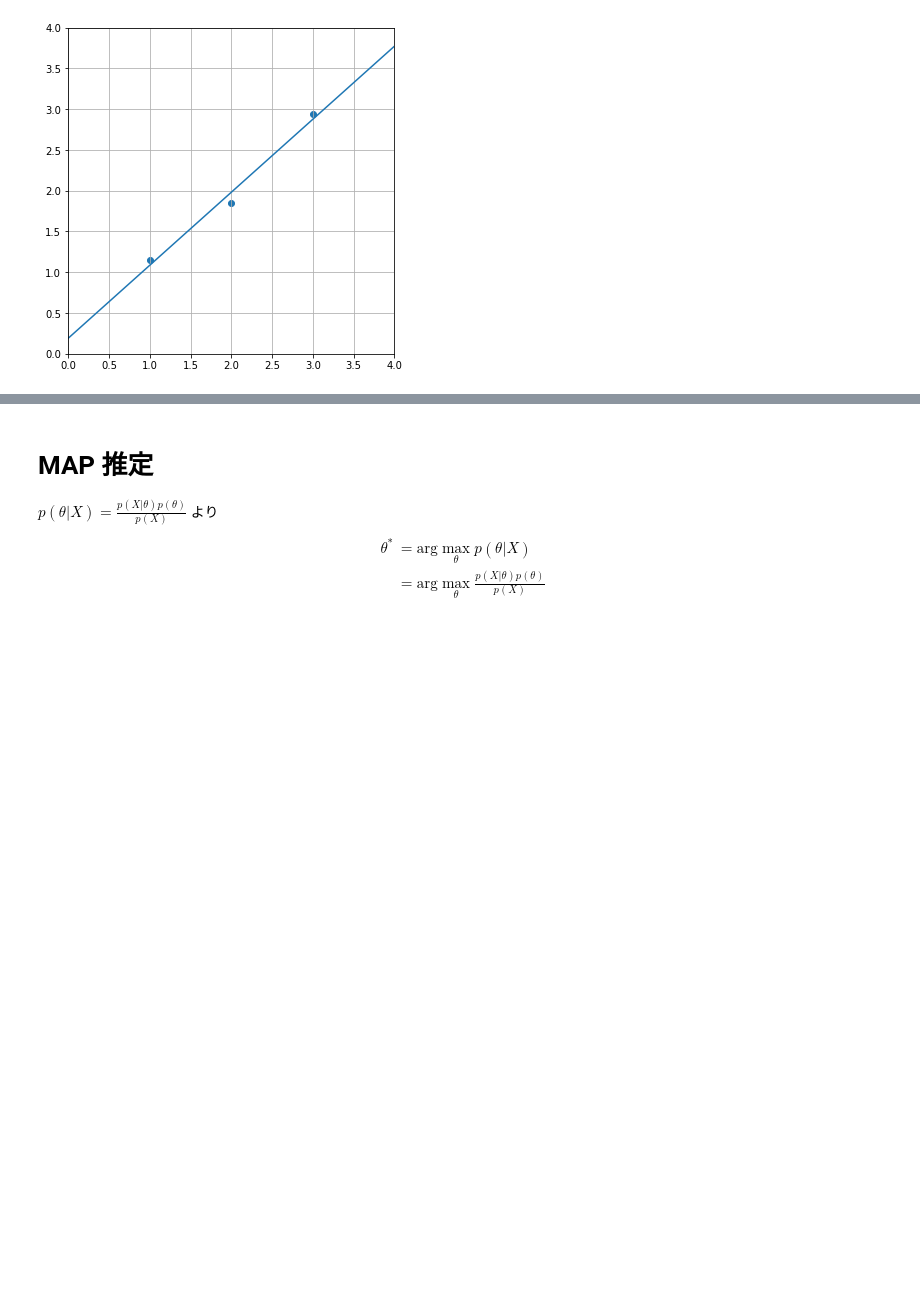
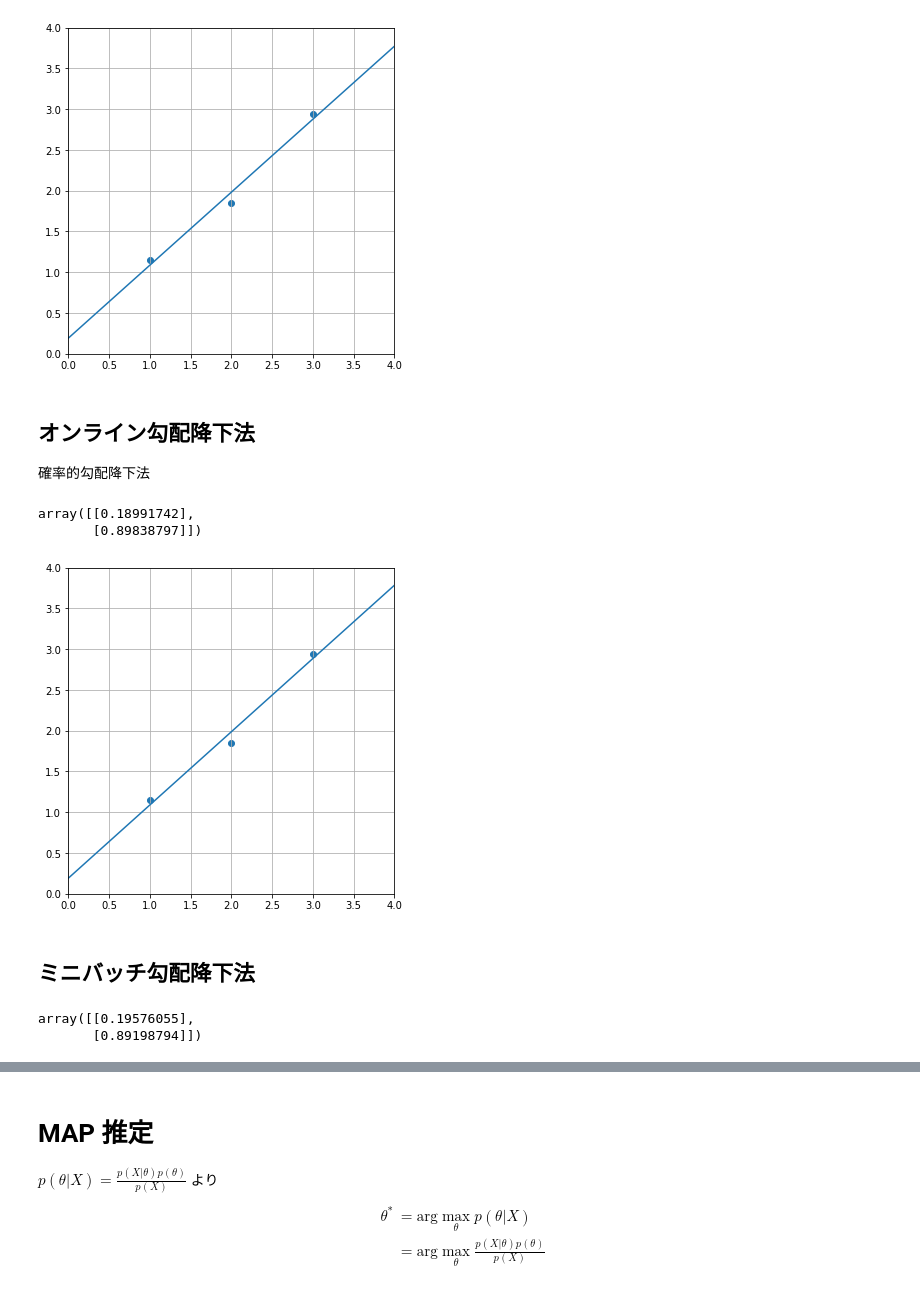
Before and after one commit to takeyarise/jupyternotebooks, a Jupyter notebook: impl_optimization_linear_model.ipynb, the cells around one changed output, grey strips where cells are left out. Drawn from its saved outputs; the diff is of its cells as text; code cells hidden in the pictures; blank space fills up the shorter version.

```diff
--- a/impl_optimization_linear_model.ipynb
+++ b/impl_optimization_linear_model.ipynb
@@ -219,3 +245,57 @@ plot_option(ax, (0, 4), (0, 4))
 plt.show()
 # %% [output]
 [figure]
+# %% [markdown]
+## オンライン勾配降下法
+
+確率的勾配降下法
+# %%
+# X, Y を引数で受け取れるようにする
+def J(X, Y):
+    return lambda w0, w1: np.sum((Y - (w0 + w1 * X))**2)
+# %%
+# 初期値
+w_0, w_1 = 1., 1.
+α = 0.001
+# 重みを反復により求める
+for _ in range(100000):
+    i = random.sample(list(range(len(X))), 1)  # 学習データから一つを選択
+    nabla_J = nabla_2d(J(X[i], Y[i]))
+    dw = nabla_J(w_0, w_1)
+    w_0 = w_0 - α * dw[0]
+    w_1 = w_1 - α * dw[1]
+# 結果
+W = np.array([w_0, w_1]).reshape(-1, 1)
+W
+# %% [output]
+array([[0.18991742],
+       [0.89838797]])
+# %%
+x_range = np.arange(5)
+fig, ax = plt.subplots(1, 1, figsize=(6, 6))
+ax.scatter(X, Y)
+ax.plot(x_range, linear_model(W)(x_range))
+plot_option(ax, (0, 4), (0, 4))
+plt.show()
+# %% [output]
+[figure, added]
+# %% [markdown]
+## ミニバッチ勾配降下法
+# %%
+# 初期値
+w_0, w_1 = 1., 1.
+α = 0.001
+batch_size = 2
+# 重みを反復により求める
+for _ in range(10000):
+    i = random.sample(list(range(len(X))), batch_size)  # 学習データから複数選択
+    nabla_J = nabla_2d(J(X[i], Y[i]))
+    dw = nabla_J(w_0, w_1)
+    w_0 = w_0 - α * dw[0]
+    w_1 = w_1 - α * dw[1]
+# 結果
+W = np.array([w_0, w_1]).reshape(-1, 1)
+W
+# %% [output]
+array([[0.19576055],
+       [0.89198794]])
```
Also changed, not shown: parts of 12 cells of this notebook.
